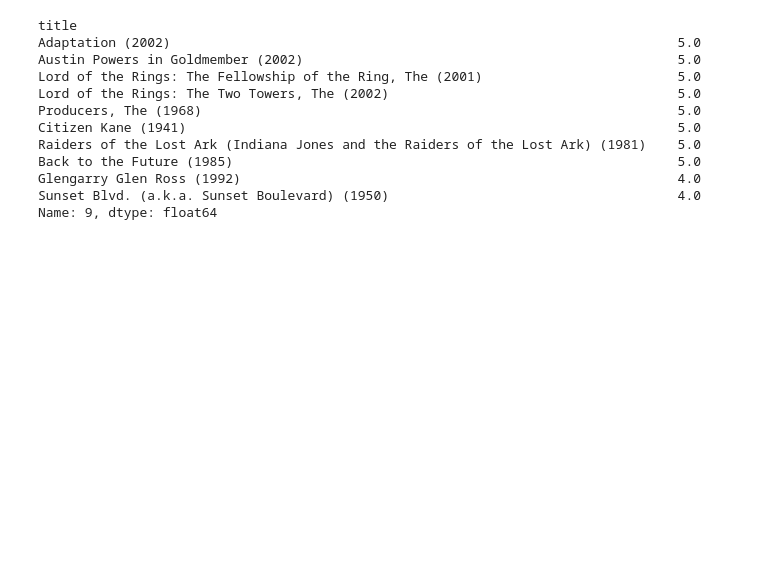
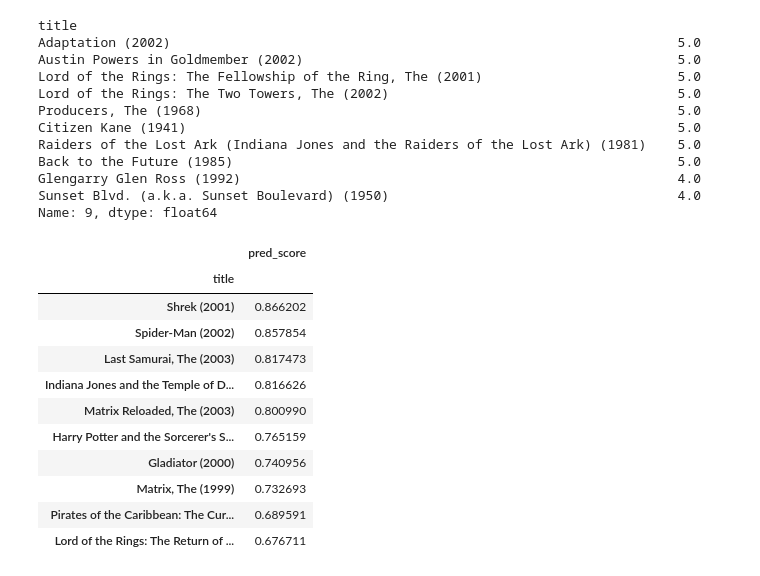
Before and after one commit to kongjeongbae/TMDB5000_Recommendation, a Jupyter notebook: baseline.ipynb, the cells around one changed output. Cells and saved outputs as stored; diff of their text form; code cells hidden in the pictures; blank space fills up the shorter version.

```diff
--- a/baseline.ipynb
+++ b/baseline.ipynb
@@ -449,6 +446,49 @@ Back to the Future (1985)
 Glengarry Glen Ross (1992)                                                        4.0
 Sunset Blvd. (a.k.a. Sunset Boulevard) (1950)                                     4.0
 Name: 9, dtype: float64
-# %%
-def get_unseen_movies(ratings_matrix, userID):
-    pass
+# %%
+def get_unseen_movies(ratings_matrix, userId):
+    # userId로 입력받은 사용자의 모든 영화정보를 추출해 Series로 반환함.
+    # 반환된 user_rating 은 영화명(title) 을 인덱스로 가지는 Series 객체임.
+    user_rating = ratings_matrix.loc[userId, :]
+
+    # user_rating 이 0보다 크면 기존에 관람한 영화. 대상 인덱스를 추출해 list 객체로 만듬
+    already_seen = user_rating[user_rating > 0].index.tolist()
+
+    # 모든 영화명을 list 객체로 만듬
+    movies_list = ratings_matrix.columns.tolist()
+
+    # list_comprehension 으로 already_seen 에 해당하는 영화는 movies_list에서 제외함.
+    unseen_list = [movie for movie in movies_list if movie not in already_seen]
+
+    return unseen_list
+# %%
+def recomm_movie_by_userid(pred_df, userId, unseen_list, top_n=10):
+    # 예측 평점 DataFrame 에서 사용자 id 인덱스와 unseen_list로 들어온 영화명 컬럼을 추출해
+    # 가장 예측 평점이 높은 순으로 정렬함
+    recomm_movies = pred_df.loc[userId, unseen_list].sort_values(ascending=False)[:top_n]
+    return recomm_movies
+
+# 사용자가 관람하지 않는 영화명 추출
+unseen_list = get_unseen_movies(ratings_matrix, 9)
+
+# 아이템 기반의 최근접 이웃 협업 필터링으로 영화 추천
+recomm_movies = recomm_movie_by_userid(ratings_pred_matrix, 9, unseen_list, top_n=10)
+
+# 평점 데이터를 DataFrame으로 생성.
+recomm_movies = pd.DataFrame(data = recomm_movies.values, index = recomm_movies.index, columns = ['pred_score'])
+
+recomm_movies
+# %% [output]
+|  | pred_score |
+| title |  |
+| Shrek (2001) | 0.866202 |
+| Spider-Man (2002) | 0.857854 |
+| Last Samurai, The (2003) | 0.817473 |
+| Indiana Jones and the Temple of D... | 0.816626 |
+| Matrix Reloaded, The (2003) | 0.800990 |
+| Harry Potter and the Sorcerer's S... | 0.765159 |
+| Gladiator (2000) | 0.740956 |
+| Matrix, The (1999) | 0.732693 |
+| Pirates of the Caribbean: The Cur... | 0.689591 |
+| Lord of the Rings: The Return of ... | 0.676711 |
```
Also changed, not shown: parts of 9 cells of this notebook.
